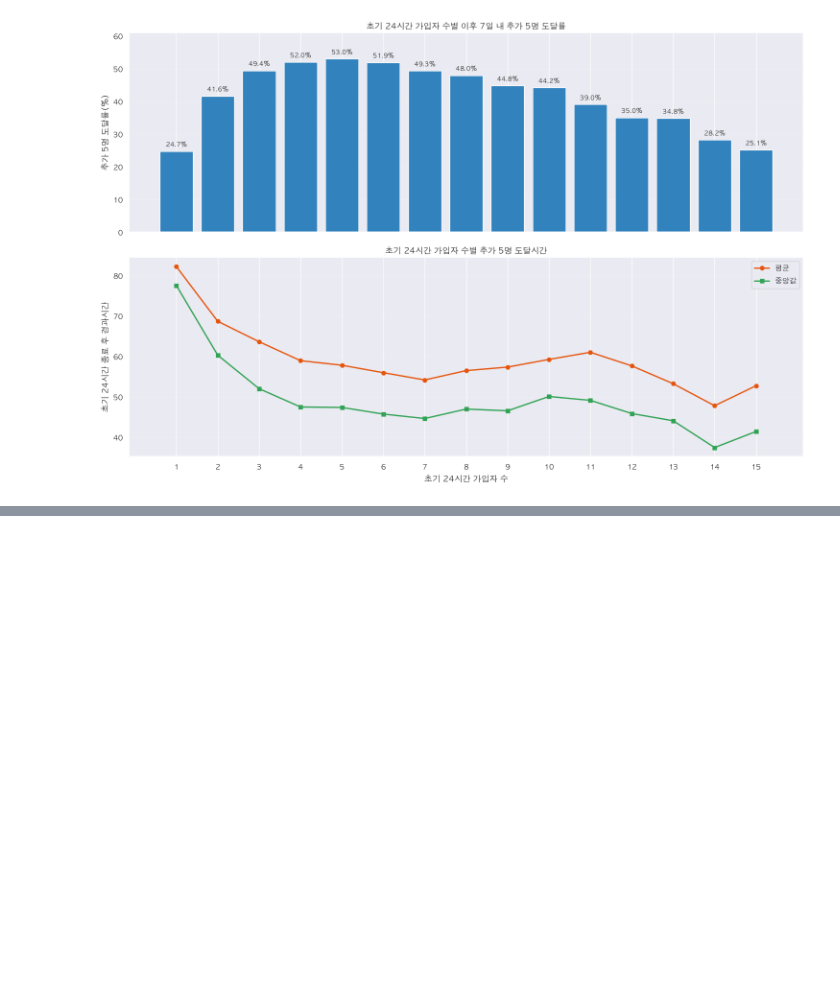
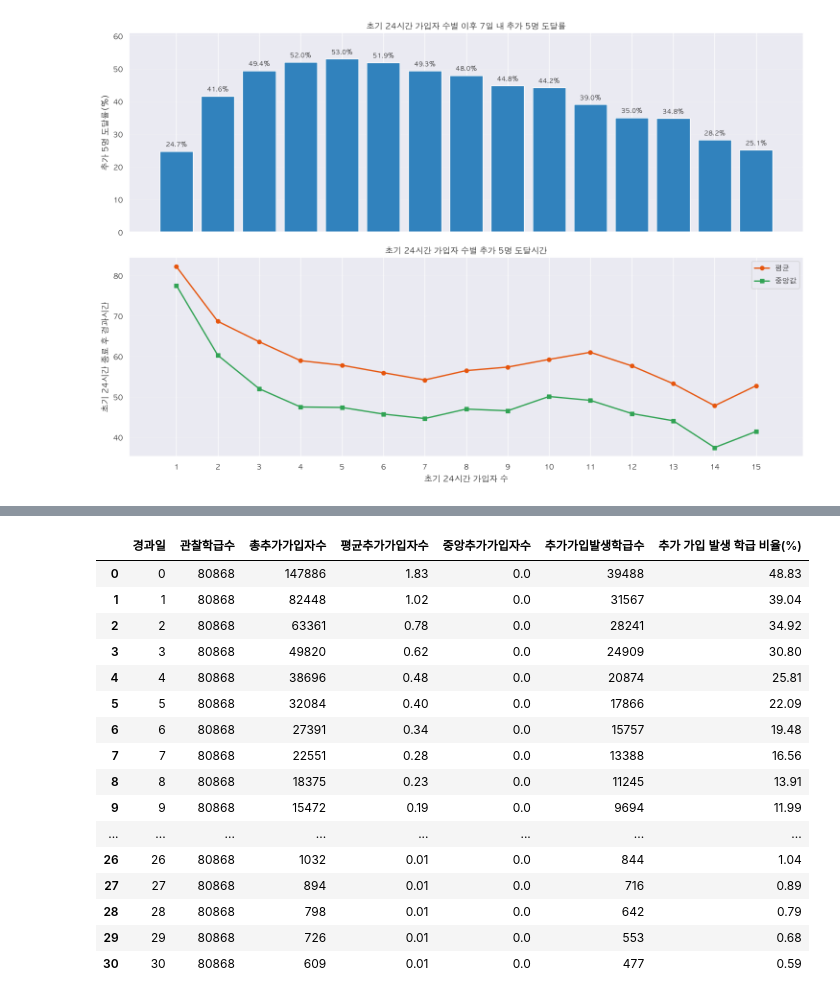
Before and after one commit to zoo-no-s/sns_service_analysis, a Jupyter notebook: notebooks/acquisition_1.ipynb, the cells around one changed output, grey strips where cells are left out. Cells and saved outputs as stored; diff of their text form; code cells hidden in the pictures; blank space fills up the shorter version.

```diff
--- a/notebooks/acquisition_1.ipynb
+++ b/notebooks/acquisition_1.ipynb
@@ -3328,0 +3451,53 @@ plt.show()
+# %%
+daily_acquisition_summary = (
+    group_day_panel
+    .groupby('경과일')
+    .agg(
+        관찰학급수=('group_id', 'nunique'),
+        총추가가입자수=('일별추가가입자수', 'sum'),
+        평균추가가입자수=('일별추가가입자수', 'mean'),
+        중앙추가가입자수=('일별추가가입자수', 'median'),
+        추가가입발생학급수=('추가가입발생', 'sum'),
+    )
+    .reset_index()
+)
+
+daily_acquisition_summary['추가 가입 발생 학급 비율(%)'] = (
+    daily_acquisition_summary['추가가입발생학급수']
+    / daily_acquisition_summary['관찰학급수']
+    * 100
+)
+
+daily_acquisition_summary[
+    [
+        '평균추가가입자수',
+        '중앙추가가입자수',
+        '추가 가입 발생 학급 비율(%)',
+    ]
+] = daily_acquisition_summary[
+    [
+        '평균추가가입자수',
+        '중앙추가가입자수',
+        '추가 가입 발생 학급 비율(%)',
+    ]
+].round(2)
+
+display(daily_acquisition_summary)
+# %% [output]
+|  | 경과일 | 관찰학급수 | 총추가가입자수 | 평균추가가입자수 | 중앙추가가입자수 | 추가가입발생학급수 | 추가 가입 발생 학급 비율(%) |
+| 0 | 0 | 80868 | 147886 | 1.83 | 0.0 | 39488 | 48.83 |
+| 1 | 1 | 80868 | 82448 | 1.02 | 0.0 | 31567 | 39.04 |
+| 2 | 2 | 80868 | 63361 | 0.78 | 0.0 | 28241 | 34.92 |
+| 3 | 3 | 80868 | 49820 | 0.62 | 0.0 | 24909 | 30.80 |
+| 4 | 4 | 80868 | 38696 | 0.48 | 0.0 | 20874 | 25.81 |
+| 5 | 5 | 80868 | 32084 | 0.40 | 0.0 | 17866 | 22.09 |
+| 6 | 6 | 80868 | 27391 | 0.34 | 0.0 | 15757 | 19.48 |
+| 7 | 7 | 80868 | 22551 | 0.28 | 0.0 | 13388 | 16.56 |
+| 8 | 8 | 80868 | 18375 | 0.23 | 0.0 | 11245 | 13.91 |
+| 9 | 9 | 80868 | 15472 | 0.19 | 0.0 | 9694 | 11.99 |
+| ... | ... | ... | ... | ... | ... | ... | ... |
+| 26 | 26 | 80868 | 1032 | 0.01 | 0.0 | 844 | 1.04 |
+| 27 | 27 | 80868 | 894 | 0.01 | 0.0 | 716 | 0.89 |
+| 28 | 28 | 80868 | 798 | 0.01 | 0.0 | 642 | 0.79 |
+| 29 | 29 | 80868 | 726 | 0.01 | 0.0 | 553 | 0.68 |
+| 30 | 30 | 80868 | 609 | 0.01 | 0.0 | 477 | 0.59 |
```
Also changed, not shown: parts of 14 cells of this notebook.
